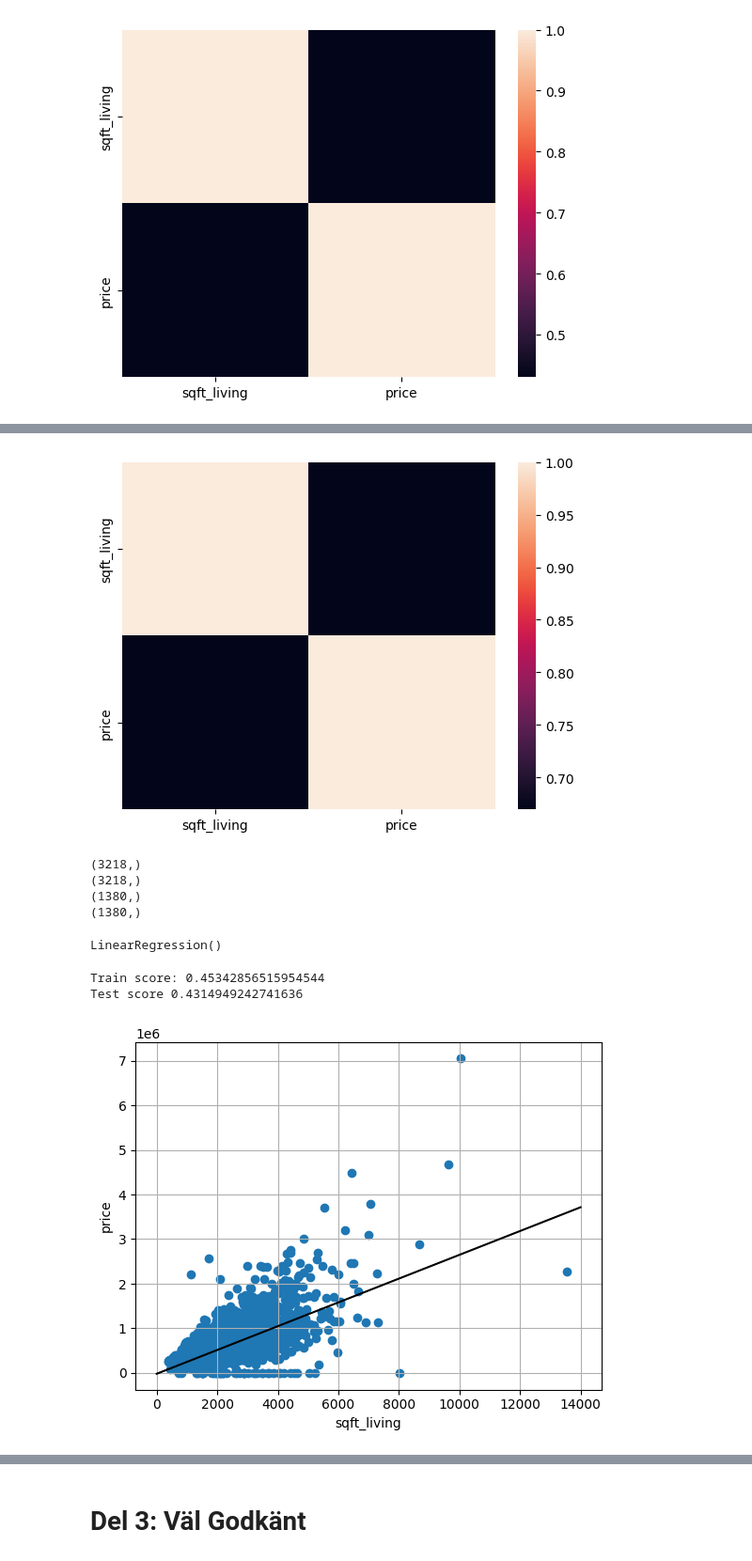
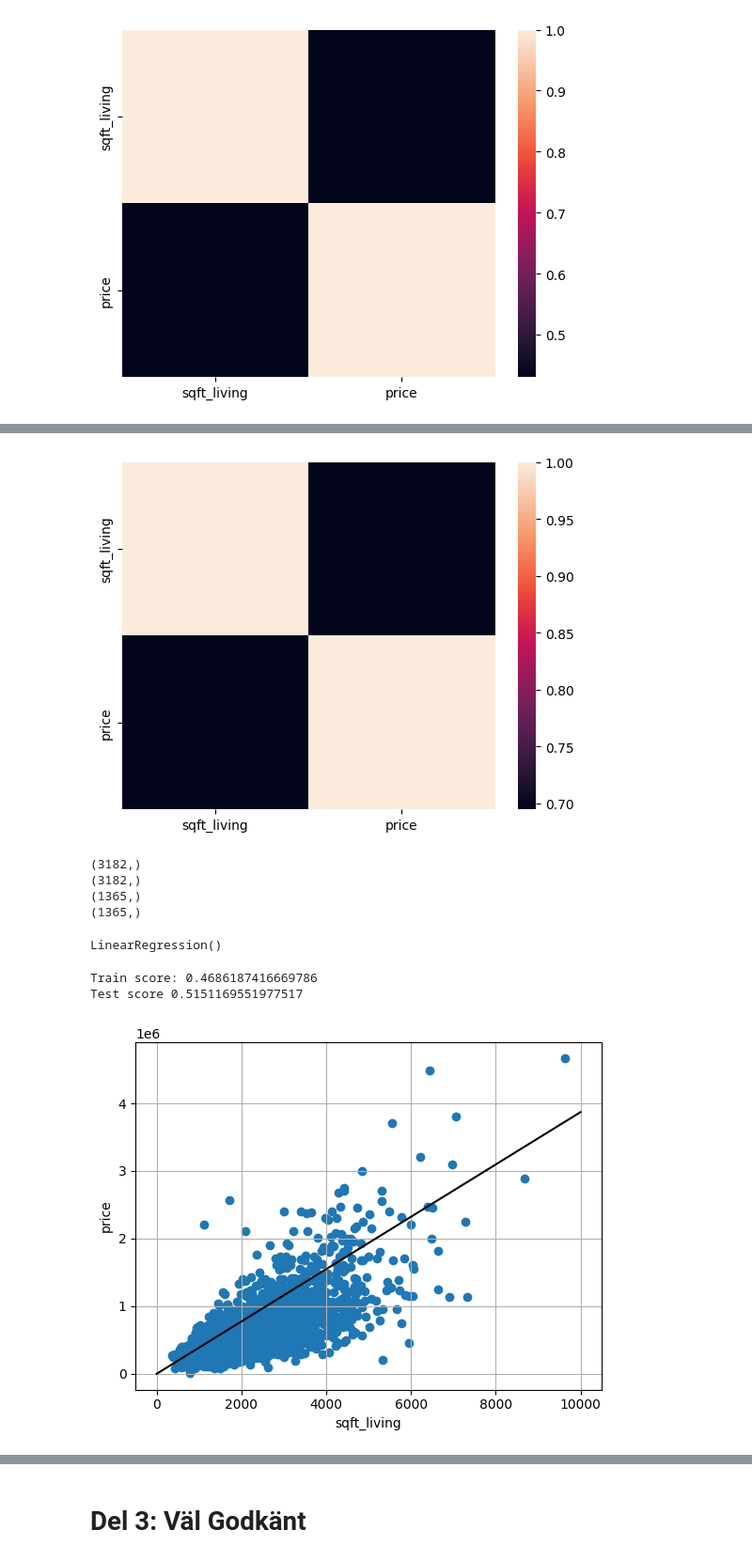
Before and after one commit to Woodthorne/Learning-by-doing, a Jupyter notebook: Deep Learning/house_price_regression.ipynb, the cells around one changed output, grey strips where cells are left out. Shown at 94% size. Drawn from its saved outputs; the diff is of its cells as text; code cells hidden in the pictures.

```diff
--- a/Deep Learning/house_price_regression.ipynb
+++ b/Deep Learning/house_price_regression.ipynb
@@ -56,0 +56,6 @@ trimmed_area_data = area_data.loc[area_data['price'] < 10000000]
+# %%
+valid_area_data = area_data.loc[(area_data['price'] > 0) & (area_data['price'] < 6000000)]
+trimmed_area_data = valid_area_data.loc[valid_area_data['sqft_living'] < 10000]
+# trimmed_area_data = trimmed_area_data.loc[~((trimmed_area_data['sqft_living'] > 5000) & (trimmed_area_data['price'] < 500000))]
+# trimmed_area_data = trimmed_area_data.loc[~((trimmed_area_data['sqft_living'] > 6500) & (trimmed_area_data['price'] < 1500000))]
+trimmed_area_data.describe()
@@ -63,7 +78,7 @@ plt.show()
 sns.heatmap(trimmed_area_data.corr())
 plt.show()
 # %% [output]
-[figure, old version]
+[figure, new version]
 # %%
 x = trimmed_area_data['sqft_living']
 y = trimmed_area_data['price']
@@ -79,10 +94,10 @@ print(y_train.shape)
 print(x_test.shape)
 print(y_test.shape)
 # %% [output]
-(3218,)
-(3218,)
-(1380,)
-(1380,)
+(3182,)
+(3182,)
+(1365,)
+(1365,)
 # %%
 x_train = x_train.array.reshape(-1,1)
 # %%
@@ -100,13 +115,13 @@ LinearRegression()
 print('Train score:', lr.score(x_train, y_train))
 print('Test score', lr.score(x_test, y_test))
 # %% [output]
-Train score: 0.45342856515954544
-Test score 0.4314949242741636
+Train score: 0.4686187416669786
+Test score 0.5151169551977517
 # %%
-reg_line = lr.predict(np.arange(0, 14000).reshape(-1,1))
+reg_line = lr.predict(np.arange(0, 15000).reshape(-1,1))
 # %%
 scatter_2d(trimmed_area_data)
-plt.plot([0,14000], [reg_line[0],reg_line[-1]], color = 'black')
+plt.plot([0,10000], [reg_line[0],reg_line[-1]], color = 'black')
 plt.show()
 # %% [output]
-[figure, old version]
+[figure, new version]
```
Also changed, not shown: parts of 14 cells of this notebook, 1 other file.
